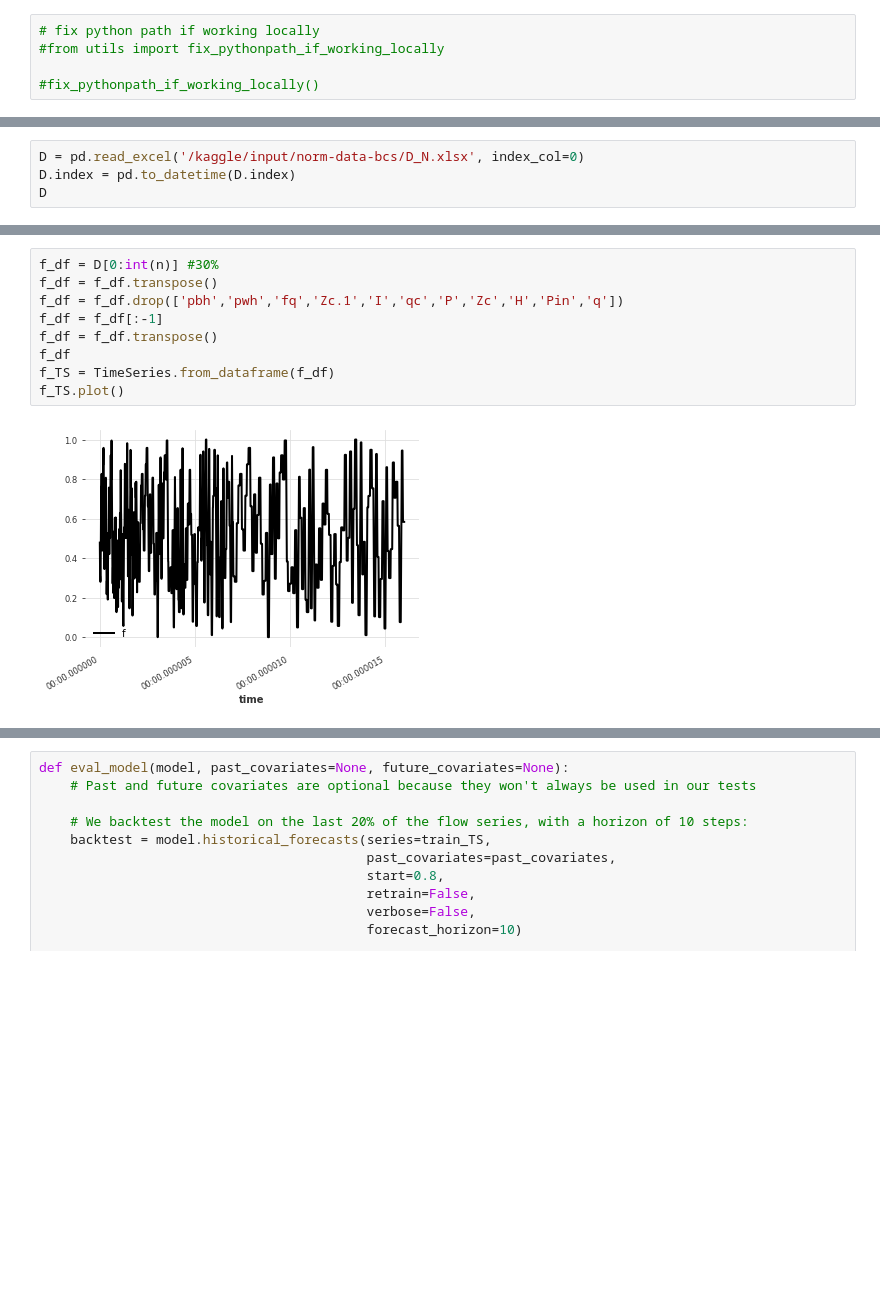
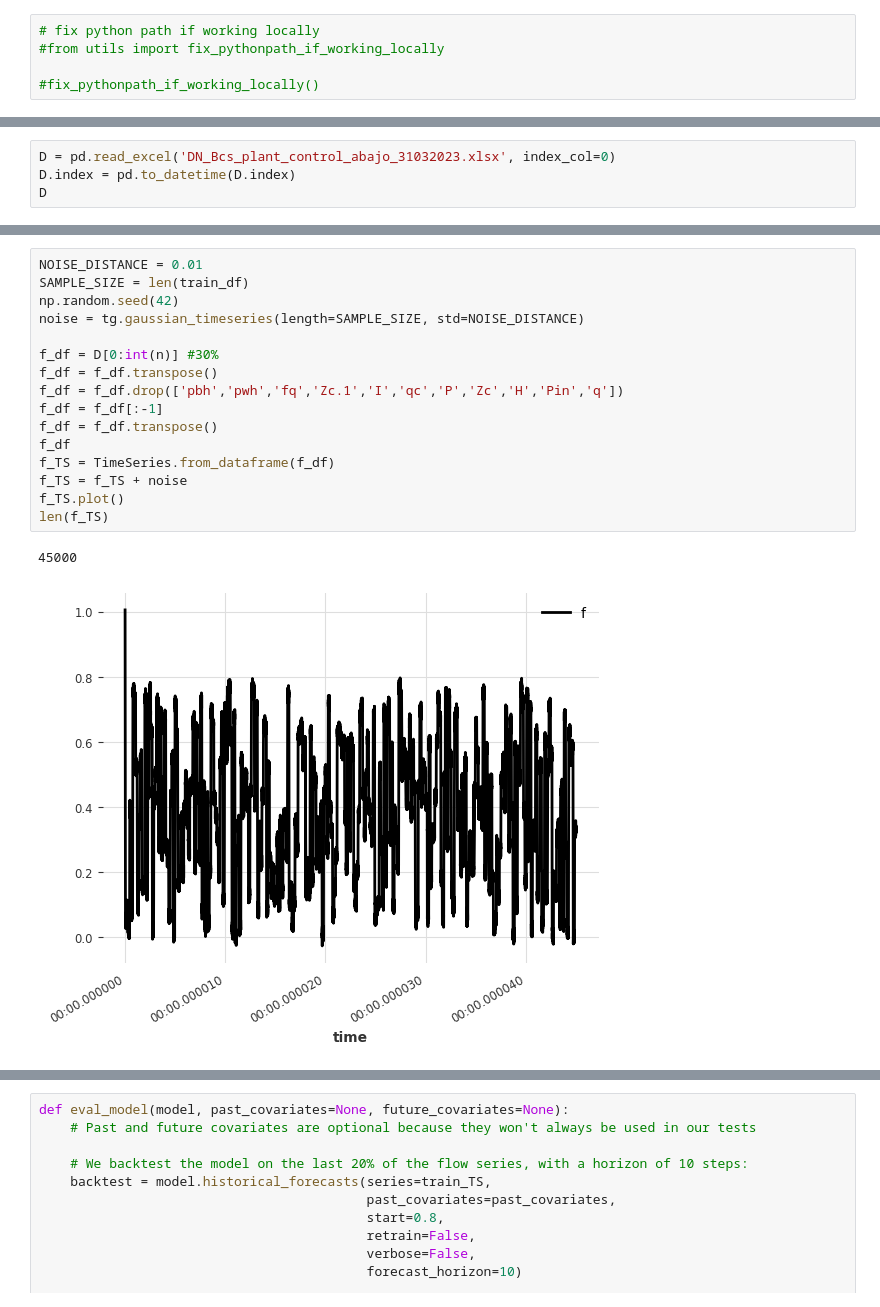
Before and after one commit to juansolor/DartsLabBCS, a Jupyter notebook: trainrn.ipynb, the cells around one changed output, grey strips where cells are left out. Cells and saved outputs as stored; diff of their text form; blank space fills up the shorter version.

```diff
--- a/trainrn.ipynb
+++ b/trainrn.ipynb
@@ -123,5 +57,5 @@ RuntimeError: tensorflow/compiler/xla/xla_client/computation_client.cc:273 : Mis
 # %%
-D = pd.read_excel('/kaggle/input/norm-data-bcs/D_N.xlsx', index_col=0)
+D = pd.read_excel('DN_Bcs_plant_control_abajo_31032023.xlsx', index_col=0)
 D.index = pd.to_datetime(D.index)
 D
 # %% [output]
@@ -214,11 +171,19 @@ plt.show()
 # %%
+NOISE_DISTANCE = 0.01
+SAMPLE_SIZE = len(train_df)
+np.random.seed(42)
+noise = tg.gaussian_timeseries(length=SAMPLE_SIZE, std=NOISE_DISTANCE)
+
 f_df = D[0:int(n)] #30%
 f_df = f_df.transpose()
 f_df = f_df.drop(['pbh','pwh','fq','Zc.1','I','qc','P','Zc','H','Pin','q'])
 f_df = f_df[:-1]
 f_df = f_df.transpose()
 f_df
 f_TS = TimeSeries.from_dataframe(f_df)
+f_TS = f_TS + noise
 f_TS.plot()
+len(f_TS)
 # %% [output]
+45000
-[figure, old version]
+[figure, new version]
```
Also changed, not shown: parts of 106 cells of this notebook, 14 other files.
